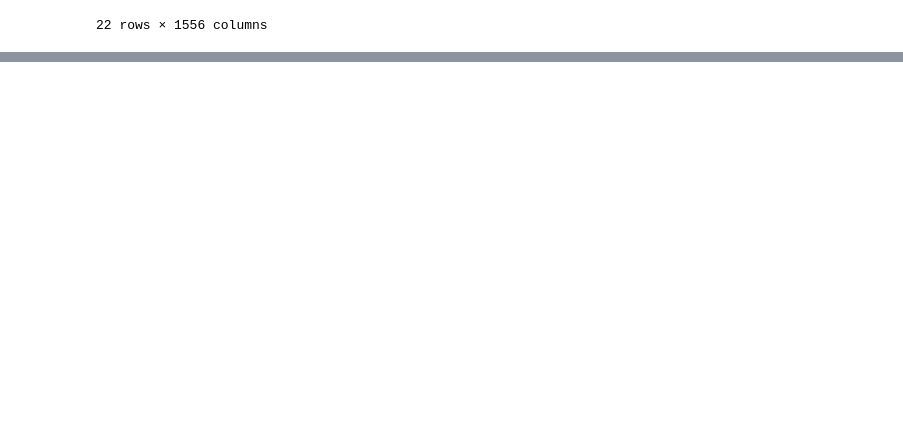
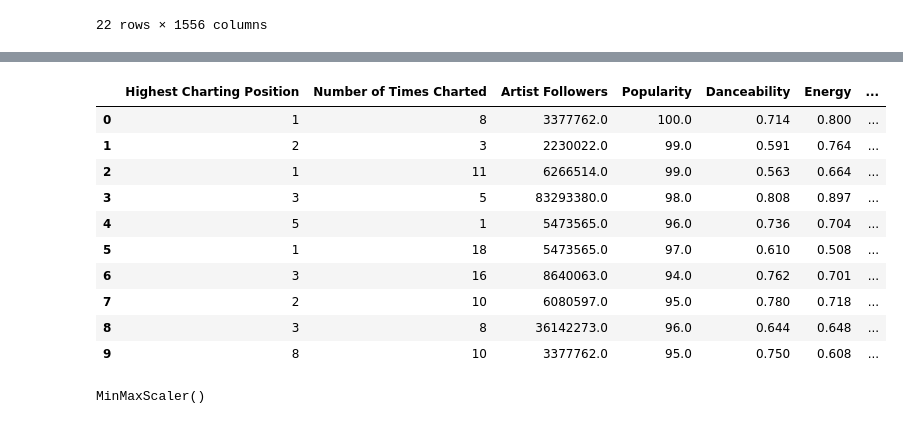
Before and after one commit to RSBalchII/cohort-15-data-science, a Jupyter notebook: Colab_Notebooks/Module-4/Project/Project.4-Spotify/Spotify.Description.for.Students.ipynb, the cells around one changed output, grey strips where cells are left out. Cells and saved outputs as stored; diff of their text form; code cells hidden in the pictures; blank space fills up the shorter version.

```diff
--- a/Colab_Notebooks/Module-4/Project/Project.4-Spotify/Spotify.Description.for.Students.ipynb
+++ b/Colab_Notebooks/Module-4/Project/Project.4-Spotify/Spotify.Description.for.Students.ipynb
@@ -231,0 +376,4 @@ df_cleaning.transpose()
+# %%
+null_columns = df_clean_2.columns[df_clean_2.isnull().any()].tolist()
+print("Columns with null values:")
+null_columns
@@ -231,0 +393,7 @@ df_cleaning.transpose()
+# %%
+for col in null_columns:
+    #Calculate the mean, exluding NaN values
+    mean= df_clean_2[col].mean(skipna=True)
+
+    #replace NaNs with the mean per column
+    df_clean_2[col] = df_clean_2[col].fillna(mean)
@@ -231,0 +436,2 @@ df_cleaning.transpose()
+# %%
+df_2 = df_clean_2.copy()
@@ -231,0 +496,16 @@ df_cleaning.transpose()
+# %%
+df_scaling_mm = df_2.copy()
+# %%
+df_scaling_mm.head(10)
+# %% [output]
+|  | Highest Charting Position | Number of Times Charted | Artist Followers | Popularity | Danceability | Energy | ... |
+| 0 | 1 | 8 | 3377762.0 | 100.0 | 0.714 | 0.800 | ... |
+| 1 | 2 | 3 | 2230022.0 | 99.0 | 0.591 | 0.764 | ... |
+| 2 | 1 | 11 | 6266514.0 | 99.0 | 0.563 | 0.664 | ... |
+| 3 | 3 | 5 | 83293380.0 | 98.0 | 0.808 | 0.897 | ... |
+| 4 | 5 | 1 | 5473565.0 | 96.0 | 0.736 | 0.704 | ... |
+| 5 | 1 | 18 | 5473565.0 | 97.0 | 0.610 | 0.508 | ... |
+| 6 | 3 | 16 | 8640063.0 | 94.0 | 0.762 | 0.701 | ... |
+| 7 | 2 | 10 | 6080597.0 | 95.0 | 0.780 | 0.718 | ... |
+| 8 | 3 | 8 | 36142273.0 | 96.0 | 0.644 | 0.648 | ... |
+| 9 | 8 | 10 | 3377762.0 | 95.0 | 0.750 | 0.608 | ... |
@@ -231,0 +514,5 @@ df_cleaning.transpose()
+# %%
+scaler = MinMaxScaler()
+scaler.fit(df_scaling_mm[columns_to_scale])
+# %% [output]
+MinMaxScaler()
```
Also changed, not shown: parts of 35 cells of this notebook.
